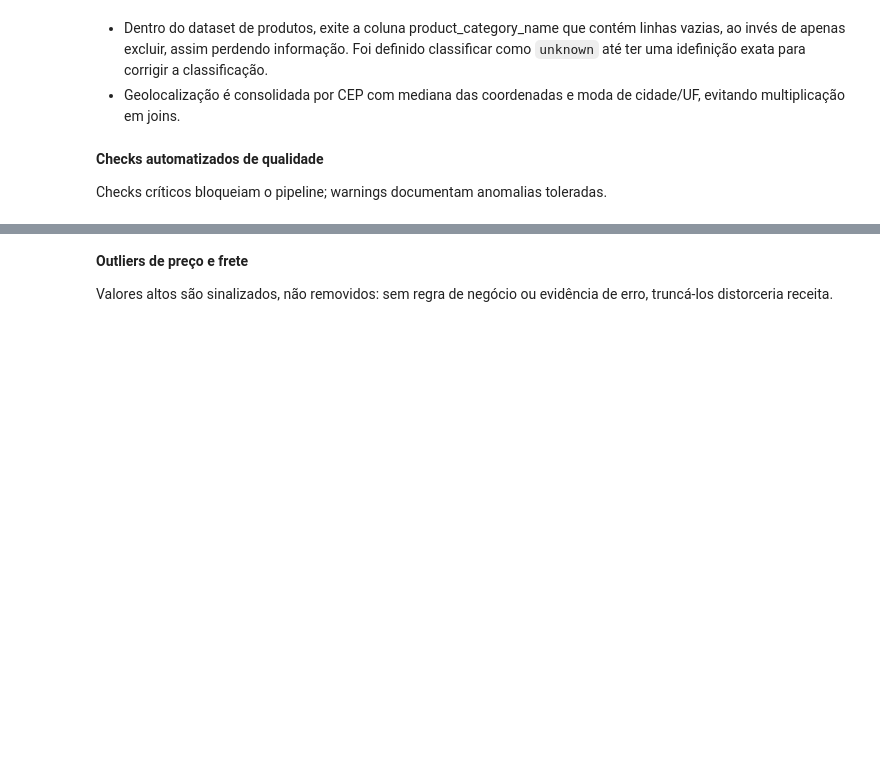
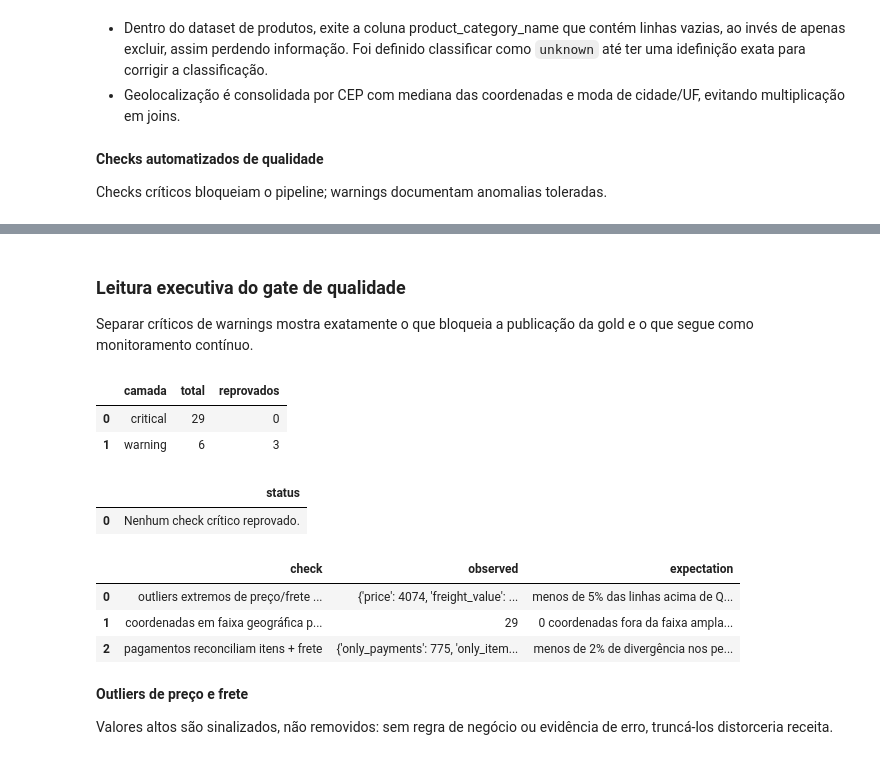
Before and after one commit to PedroReste/ifood_case_analytics_engineer, a Jupyter notebook: notebooks/01_data_quality.ipynb, the cells around one changed output, grey strips where cells are left out. Saved outputs shown, nothing was run; the diff lists cells and outputs as text; code cells hidden in the pictures; blank space fills up the shorter version.

```diff
--- a/notebooks/01_data_quality.ipynb
+++ b/notebooks/01_data_quality.ipynb
@@ -102,6 +185,40 @@ checks[['check', 'passed', 'observed', 'expectation', 'severity']].style \
 | 32 | coordenadas em faixa geográfica p... | False | 29 | 0 coordenadas fora da faixa ampla... | warning |
 | 33 | pagamentos reconciliam itens + frete | False | {'only_payments': 775, 'only_item... | menos de 2% de divergência nos pe... | warning |
 | 34 | reviews múltiplos por pedido moni... | True | 0.005500 | menos de 1% dos pedidos com mais ... | warning |
+# %% [markdown]
+### Leitura executiva do gate de qualidade
+Separar críticos de warnings mostra exatamente o que bloqueia a publicação da gold e o que segue como monitoramento contínuo.
+# %%
+critical = checks.query("severity == 'critical'").copy()
+warning = checks.query("severity == 'warning'").copy()
+
+summary = pd.DataFrame([
+    {'camada': 'critical', 'total': len(critical), 'reprovados': int((~critical.passed).sum())},
+    {'camada': 'warning', 'total': len(warning), 'reprovados': int((~warning.passed).sum())},
+])
+display(summary)
+
+display(
+    critical.loc[~critical.passed, ['check', 'observed', 'expectation']].reset_index(drop=True)
+    if (~critical.passed).any()
+    else pd.DataFrame({'status': ['Nenhum check crítico reprovado.']})
+)
+
+display(
+    warning.loc[~warning.passed, ['check', 'observed', 'expectation']].reset_index(drop=True)
+    if (~warning.passed).any()
+    else pd.DataFrame({'status': ['Nenhum warning aberto.']})
+)
+# %% [output]
+|  | camada | total | reprovados |
+| 0 | critical | 29 | 0 |
+| 1 | warning | 6 | 3 |
+|  | status |
+| 0 | Nenhum check crítico reprovado. |
+|  | check | observed | expectation |
+| 0 | outliers extremos de preço/frete ... | {'price': 4074, 'freight_value': ... | menos de 5% das linhas acima de Q... |
+| 1 | coordenadas em faixa geográfica p... | 29 | 0 coordenadas fora da faixa ampla... |
+| 2 | pagamentos reconciliam itens + frete | {'only_payments': 775, 'only_item... | menos de 2% de divergência nos pe... |
 # %% [markdown]
 **Outliers de preço e frete**
 
```
Also changed, not shown: parts of 7 cells of this notebook, 17 other files.
